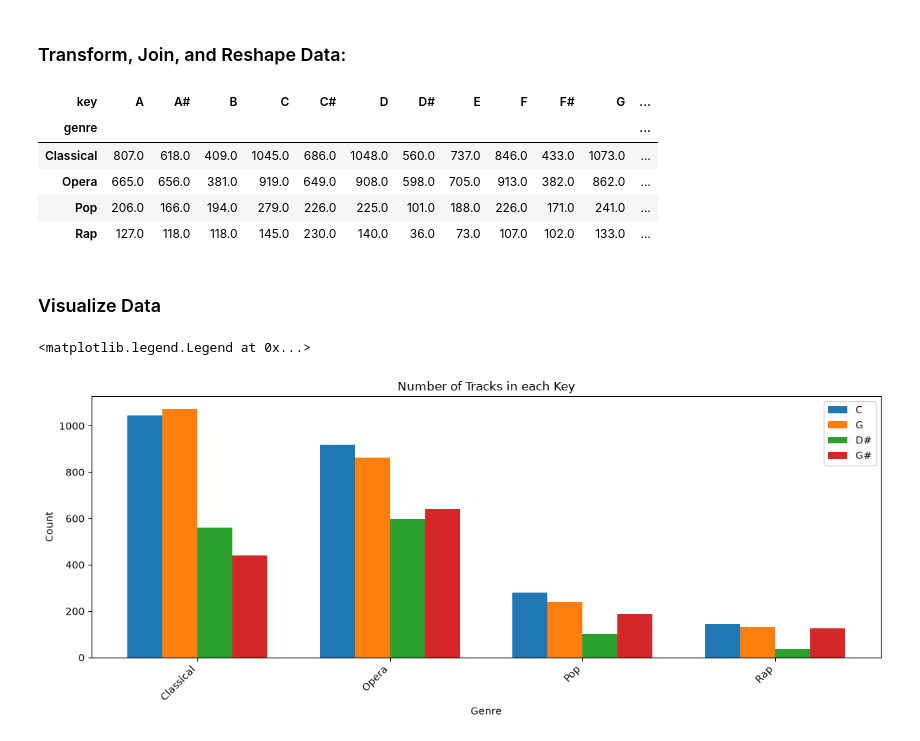
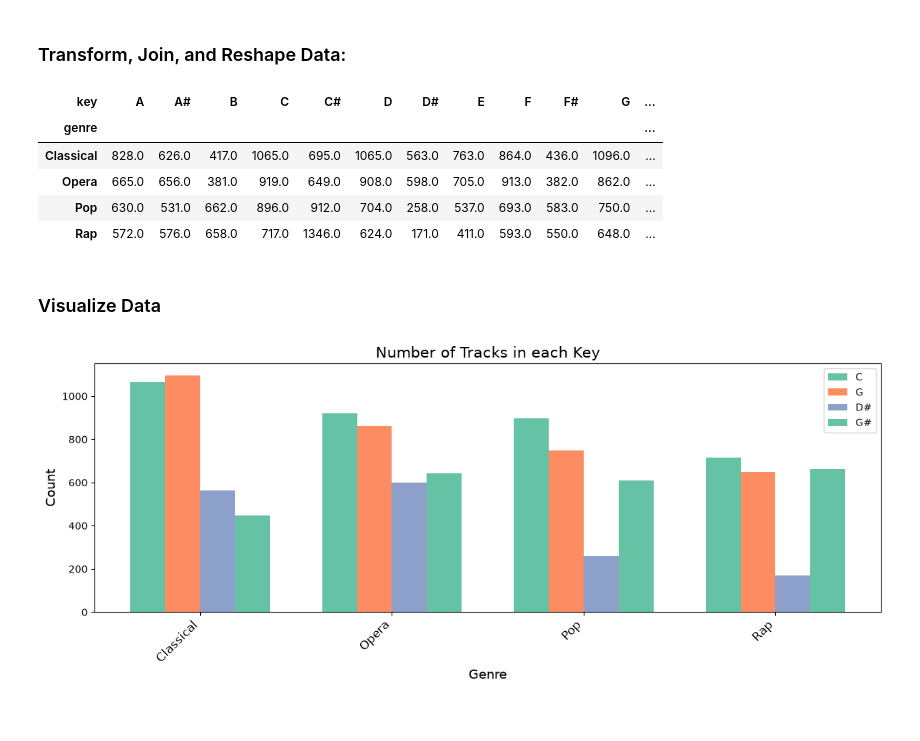
Before and after one commit to kellyloveskelp/eds217, a Jupyter notebook: Final_Project/Project_The_Twos.ipynb, the cells around one changed output. Saved outputs shown, nothing was run; the diff lists cells and outputs as text; code cells hidden in the pictures.

```diff
--- a/Final_Project/Project_The_Twos.ipynb
+++ b/Final_Project/Project_The_Twos.ipynb
@@ -127,8 +160,3 @@ tempo               0
 time_signature      0
 valence             0
 dtype: int64
-# %%
-# Remove duplicates-- there's a lot!
-spotify = spotify.drop_duplicates(subset=['artist_name', 'track_name'])
-print(spotify.shape)
-print(232724-176513,"rows dropped")
@@ -149,0 +171,5 @@ array(['Opera', 'Rap', 'Classical', 'Pop'], dtype=object)
+# %%
+# Remove duplicates-- there's a lot!
+spotify_filtered = spotify_filtered.drop_duplicates(subset=['artist_name', 'track_name'])
+print(spotify_filtered.shape)
+print(36154-32438,"rows dropped")
@@ -246,11 +298,11 @@ print(f"{round(percent_rap, 2)}% of rap songs are long")
 
 def islong(d):
     if d > 480000:
-        return "long"
+        return "> 8 min"
     elif d < 180000:
-        return "short"
+        return "< 3 min"
     else:
-        return "normal"
+        return "3-8 min"
 
 spotify_filtered['is long?'] = spotify_filtered['duration_ms'].apply(islong)
 
@@ -357,7 +418,7 @@ plt.show()
 # Use spotify_filtered to groupby genre and key
 genre_grouped = spotify_filtered[keep_cols].groupby(['genre', 'key'])['key'].count()
 # reset.index() and rename cols
-genre_grouped = genre_grouped.reset_index(name='count').sort_values(['count'], ascending=False)
+genre_grouped = genre_grouped.reset_index(name='count')
 genre_grouped.head(12) # 12 keys
 # %% [output]
 |  | genre | key | count |
@@ -386,29 +447,34 @@ keys_pivot
 # %% [output]
 | key | A | A# | B | C | C# | D | D# | E | F | F# | G | ... |
 | genre |  |  |  |  |  |  |  |  |  |  |  | ... |
-| Classical | 807.0 | 618.0 | 409.0 | 1045.0 | 686.0 | 1048.0 | 560.0 | 737.0 | 846.0 | 433.0 | 1073.0 | ... |
+| Classical | 828.0 | 626.0 | 417.0 | 1065.0 | 695.0 | 1065.0 | 563.0 | 763.0 | 864.0 | 436.0 | 1096.0 | ... |
 | Opera | 665.0 | 656.0 | 381.0 | 919.0 | 649.0 | 908.0 | 598.0 | 705.0 | 913.0 | 382.0 | 862.0 | ... |
-| Pop | 206.0 | 166.0 | 194.0 | 279.0 | 226.0 | 225.0 | 101.0 | 188.0 | 226.0 | 171.0 | 241.0 | ... |
-| Rap | 127.0 | 118.0 | 118.0 | 145.0 | 230.0 | 140.0 | 36.0 | 73.0 | 107.0 | 102.0 | 133.0 | ... |
+| Pop | 630.0 | 531.0 | 662.0 | 896.0 | 912.0 | 704.0 | 258.0 | 537.0 | 693.0 | 583.0 | 750.0 | ... |
+| Rap | 572.0 | 576.0 | 658.0 | 717.0 | 1346.0 | 624.0 | 171.0 | 411.0 | 593.0 | 550.0 | 648.0 | ... |
 # %% [markdown]
 ### Visualize Data
 # %%
 # Genres : Pop, Rap, Classical, Opera
 # Keys: 'C', 'G', 'D#', 'G#'
 
 keys = ['C', 'G', 'D#', 'G#']
 pick_keys = keys_pivot[keys]
 
 plt.figure(figsize= (12, 5)) # 15 inch wide, 3 inch tall
-plt.xticks(rotation=45, ha='right')
+plt.xticks(rotation=45, ha='right', fontsize=12)
 
-plt.grouped_bar(pick_keys.to_numpy(), tick_labels=pick_keys.index, labels=pick_keys.columns)
-plt.title("Number of Tracks in each Key")
-plt.xlabel('Genre')
-plt.ylabel('Count')
+plt.grouped_bar(
+    pick_keys.to_numpy(),
+    tick_labels=pick_keys.index,
+    labels=pick_keys.columns,
+    colors=set2
+)
+plt.title("Number of Tracks in each Key", fontsize=15)
+plt.xlabel('Genre', fontsize=13)
+plt.ylabel('Count', fontsize=13)
+plt.legend()
 
 plt.tight_layout()
-plt.legend()
+plt.show()
 # %% [output]
-<matplotlib.legend.Legend at 0x...>
-[figure, old version]
+[figure, new version]
```
Also changed, not shown: parts of 24 cells of this notebook, 1 other file.
